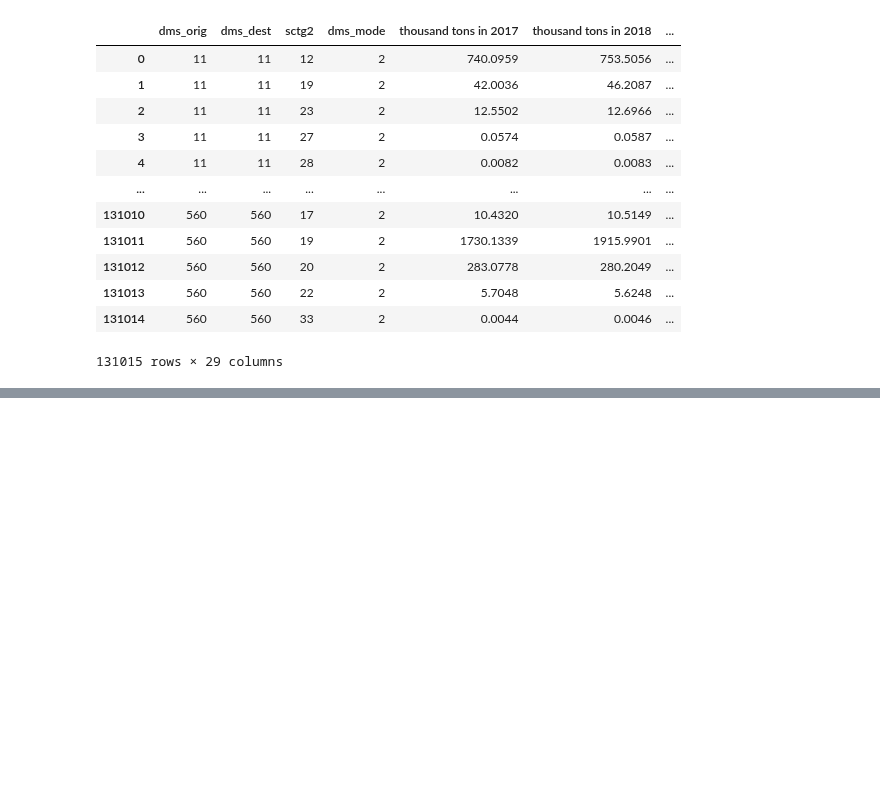
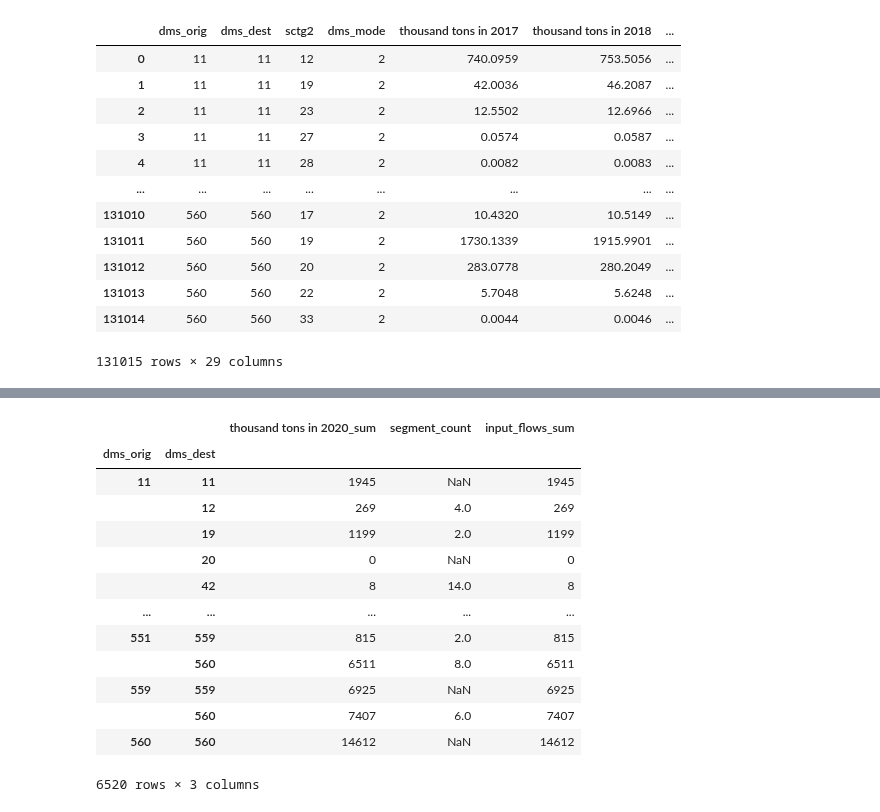
Before and after one commit to UMD-CTSM/network_flow_assignment, a Jupyter notebook: src/faf_sim.ipynb, the cells around one changed output, grey strips where cells are left out. Drawn from its saved outputs; the diff is of its cells as text; code cells hidden in the pictures; blank space fills up the shorter version.

```diff
--- a/src/faf_sim.ipynb
+++ b/src/faf_sim.ipynb
@@ -114,3 +256,20 @@ if MONTE_CARLO:
+# %%
+summ_faf_flows
+# %% [output]
+|  |  | thousand tons in 2020_sum | segment_count | input_flows_sum |
+| dms_orig | dms_dest |  |  |  |
+| 11 | 11 | 1945 | NaN | 1945 |
+|  | 12 | 269 | 4.0 | 269 |
+|  | 19 | 1199 | 2.0 | 1199 |
+|  | 20 | 0 | NaN | 0 |
+|  | 42 | 8 | 14.0 | 8 |
+| ... | ... | ... | ... | ... |
+| 551 | 559 | 815 | 2.0 | 815 |
+|  | 560 | 6511 | 8.0 | 6511 |
+| 559 | 559 | 6925 | NaN | 6925 |
+|  | 560 | 7407 | 6.0 | 7407 |
+| 560 | 560 | 14612 | NaN | 14612 |
+6520 rows × 3 columns
 # %%
 import matplotlib.pyplot as plt
 
```
Also changed, not shown: parts of 5 cells of this notebook.
